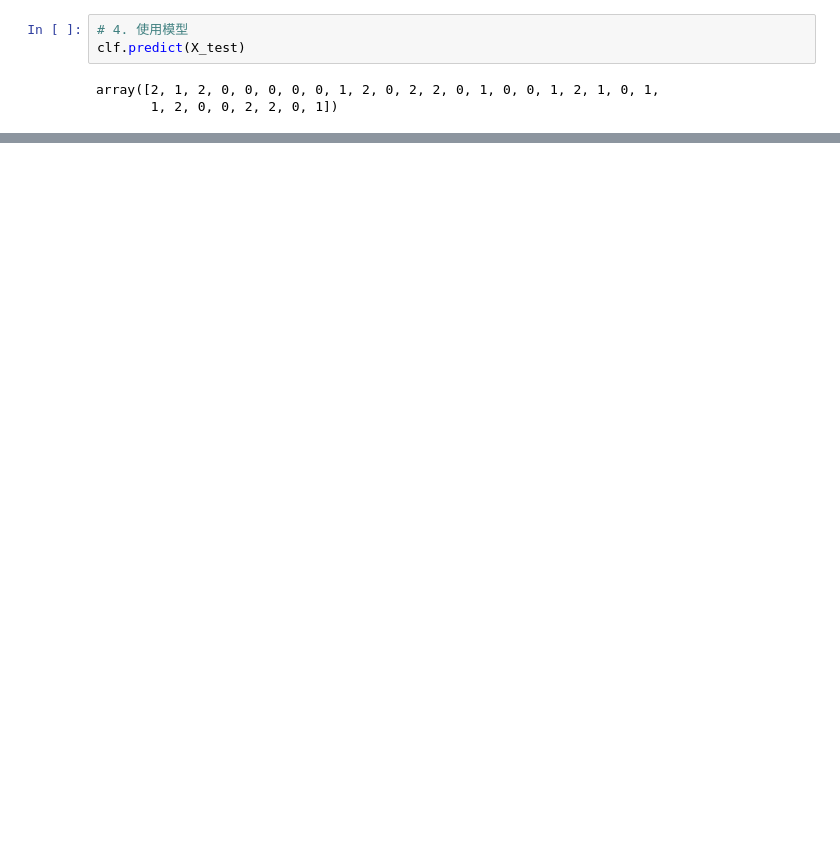
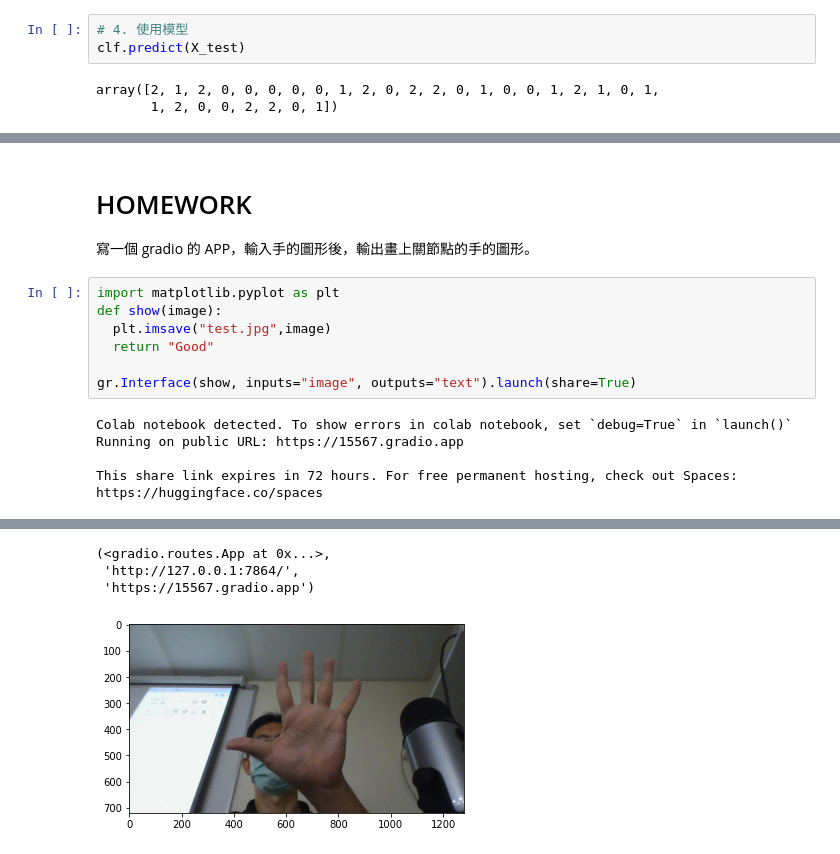
Before and after one commit to kevin1786/20220702-Python-K, a Jupyter notebook: 20220730.ipynb, the cells around one changed output, grey strips where cells are left out. Cells and saved outputs as stored; diff of their text form; blank space fills up the shorter version.

```diff
--- a/20220730.ipynb
+++ b/20220730.ipynb
@@ -177,0 +312,16 @@ array([2, 1, 2, 0, 0, 0, 0, 0, 1, 2, 0, 2, 2, 0, 1, 0, 0, 1, 2, 1, 0, 1,
+# %% [markdown]
+# HOMEWORK
+
+寫一個 gradio 的 APP，輸入手的圖形後，輸出畫上關節點的手的圖形。
+# %%
+import matplotlib.pyplot as plt
+def show(image):
+  plt.imsave("test.jpg",image)
+  return "Good"
+
+gr.Interface(show, inputs="image", outputs="text").launch(share=True)
+# %% [output]
+Colab notebook detected. To show errors in colab notebook, set `debug=True` in `launch()`
+Running on public URL: https://15567.gradio.app
+
+This share link expires in 72 hours. For free permanent hosting, check out Spaces: https://huggingface.co/spaces
@@ -177,0 +329,4 @@ array([2, 1, 2, 0, 0, 0, 0, 0, 1, 2, 0, 2, 2, 0, 1, 0, 0, 1, 2, 1, 0, 1,
+(<gradio.routes.App at 0x...>,
+ 'http://127.0.0.1:7864/',
+ 'https://15567.gradio.app')
+[figure, added]
```
Also changed, not shown: parts of 13 cells of this notebook.
